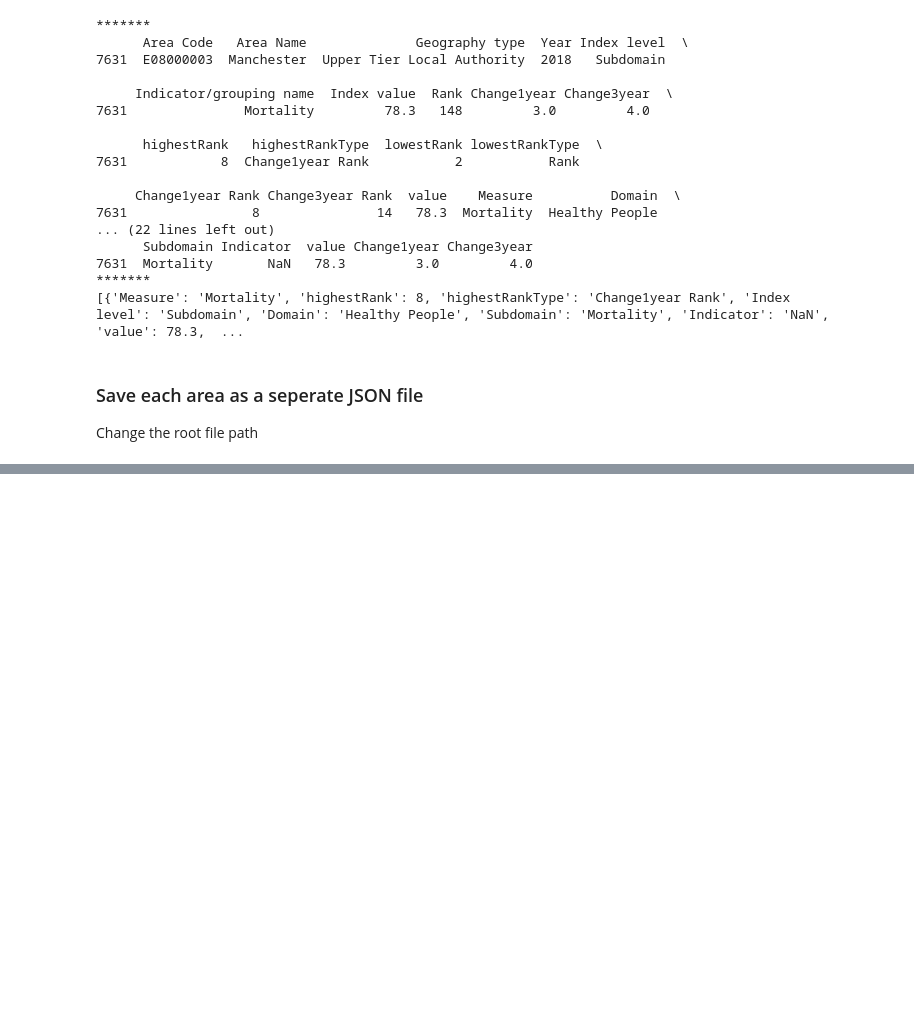
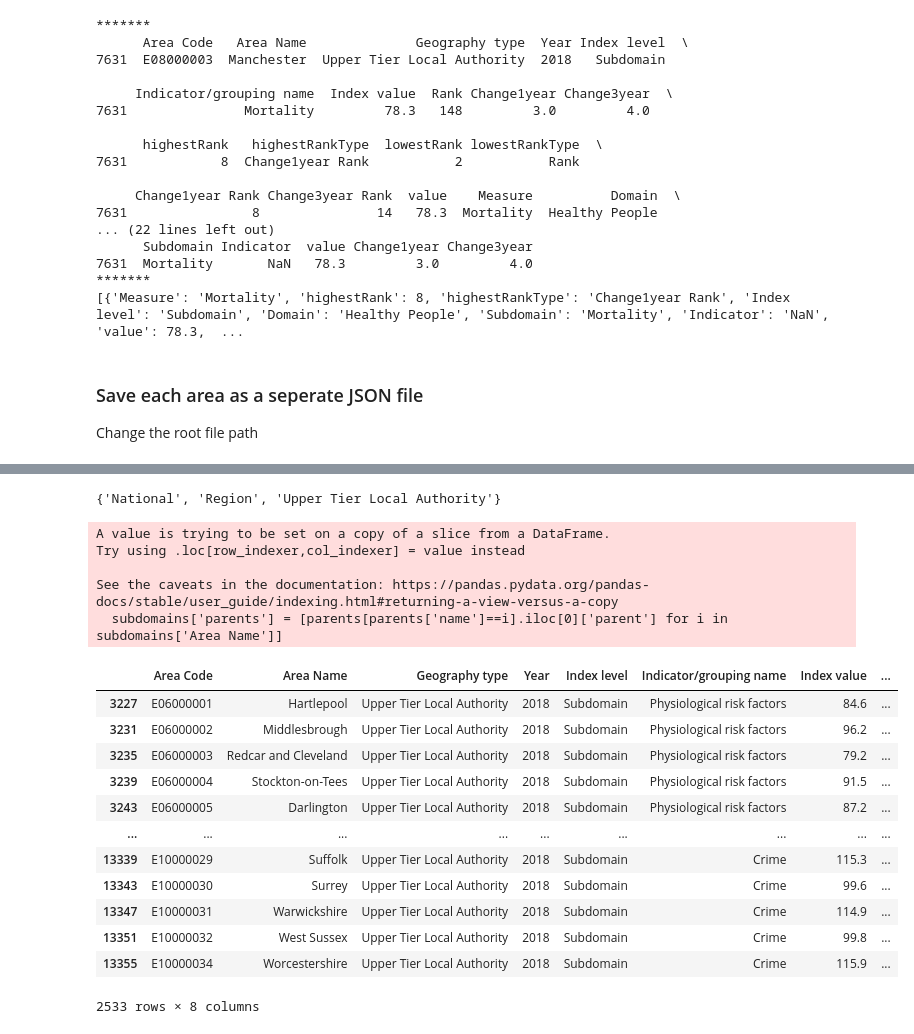
Before and after one commit to theojolliffe/healthindexlads, a Jupyter notebook: health_index.ipynb, the cells around one changed output, grey strips where cells are left out. Cells and saved outputs as stored; diff of their text form; code cells hidden in the pictures; blank space fills up the shorter version.

```diff
--- a/health_index.ipynb
+++ b/health_index.ipynb
@@ -370 +379,37 @@ To https://github.com/theojolliffe/health-index-svelte.git
 Branch 'main' set up to track remote branch 'main' from 'origin'.
+# %%
+df = pd.read_csv('/Users/theojolliffe/Downloads/All data-Table.csv')
+df = df.drop(['Unnamed: 7'], axis=1)
+set(df['Geography type'])
+# %% [output]
+{'National', 'Region', 'Upper Tier Local Authority'}
+# %%
+parents = pd.read_csv('/Users/theojolliffe/Documents/healthindexlads/csv/includedHealthAreas.csv')
+for (i, j) in enumerate(dfTemp['Area Name']):
+    num = i+1
+    if j not in set(parents['name']):
+        print(j)
+        parents.loc[-num] = [0, 0, j, 'NaN', 'lad', 'unk']
+# %%
+subdomains = df[(df['Index level']=='Subdomain')&(df['Year']==2018)&(df['Geography type']=='Upper Tier Local Authority')]
+subdomains['parents'] = [parents[parents['name']==i].iloc[0]['parent'] for i in subdomains['Area Name']]
+subdomains
+# %% [output]
+A value is trying to be set on a copy of a slice from a DataFrame.
+Try using .loc[row_indexer,col_indexer] = value instead
+
+See the caveats in the documentation: https://pandas.pydata.org/pandas-docs/stable/user_guide/indexing.html#returning-a-view-versus-a-copy
+  subdomains['parents'] = [parents[parents['name']==i].iloc[0]['parent'] for i in subdomains['Area Name']]
+|  | Area Code | Area Name | Geography type | Year | Index level | Indicator/grouping name | Index value | ... |
+| 3227 | E06000001 | Hartlepool | Upper Tier Local Authority | 2018 | Subdomain | Physiological risk factors | 84.6 | ... |
+| 3231 | E06000002 | Middlesbrough | Upper Tier Local Authority | 2018 | Subdomain | Physiological risk factors | 96.2 | ... |
+| 3235 | E06000003 | Redcar and Cleveland | Upper Tier Local Authority | 2018 | Subdomain | Physiological risk factors | 79.2 | ... |
+| 3239 | E06000004 | Stockton-on-Tees | Upper Tier Local Authority | 2018 | Subdomain | Physiological risk factors | 91.5 | ... |
+| 3243 | E06000005 | Darlington | Upper Tier Local Authority | 2018 | Subdomain | Physiological risk factors | 87.2 | ... |
+| ... | ... | ... | ... | ... | ... | ... | ... | ... |
+| 13339 | E10000029 | Suffolk | Upper Tier Local Authority | 2018 | Subdomain | Crime | 115.3 | ... |
+| 13343 | E10000030 | Surrey | Upper Tier Local Authority | 2018 | Subdomain | Crime | 99.6 | ... |
+| 13347 | E10000031 | Warwickshire | Upper Tier Local Authority | 2018 | Subdomain | Crime | 114.9 | ... |
+| 13351 | E10000032 | West Sussex | Upper Tier Local Authority | 2018 | Subdomain | Crime | 99.8 | ... |
+| 13355 | E10000034 | Worcestershire | Upper Tier Local Authority | 2018 | Subdomain | Crime | 115.9 | ... |
+2533 rows × 8 columns
```
Also changed, not shown: parts of 3 cells of this notebook, 18 other files.
